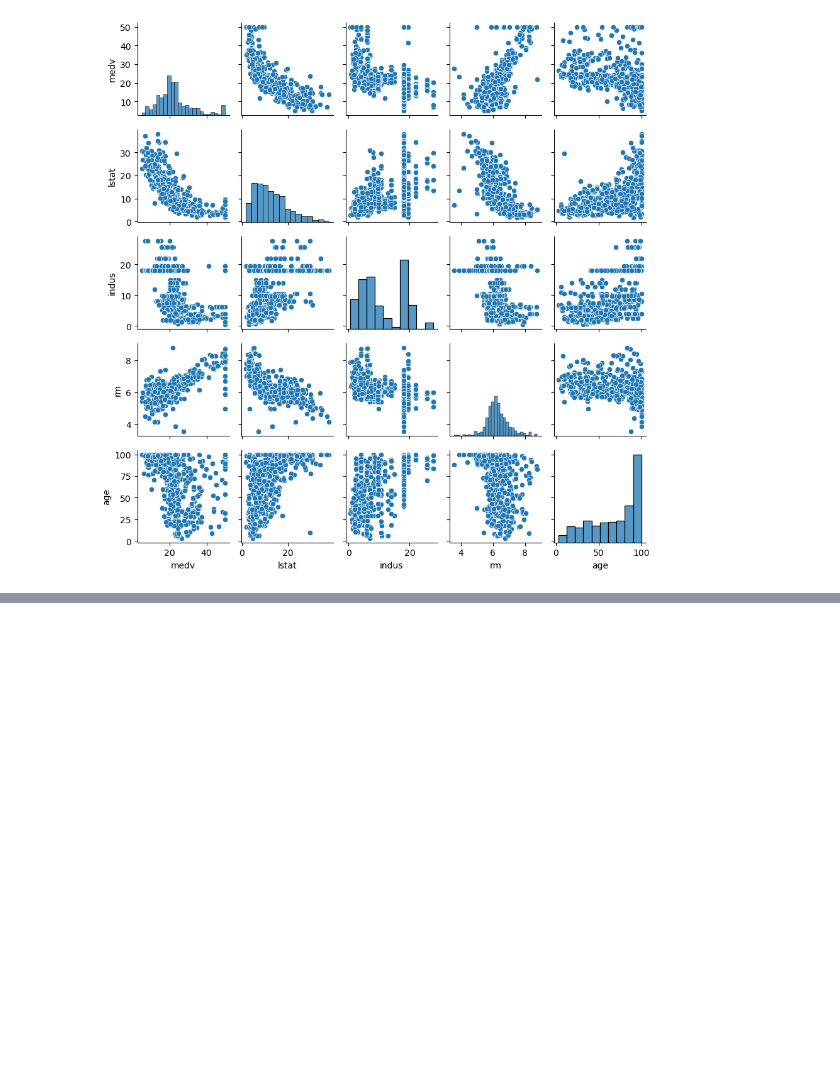
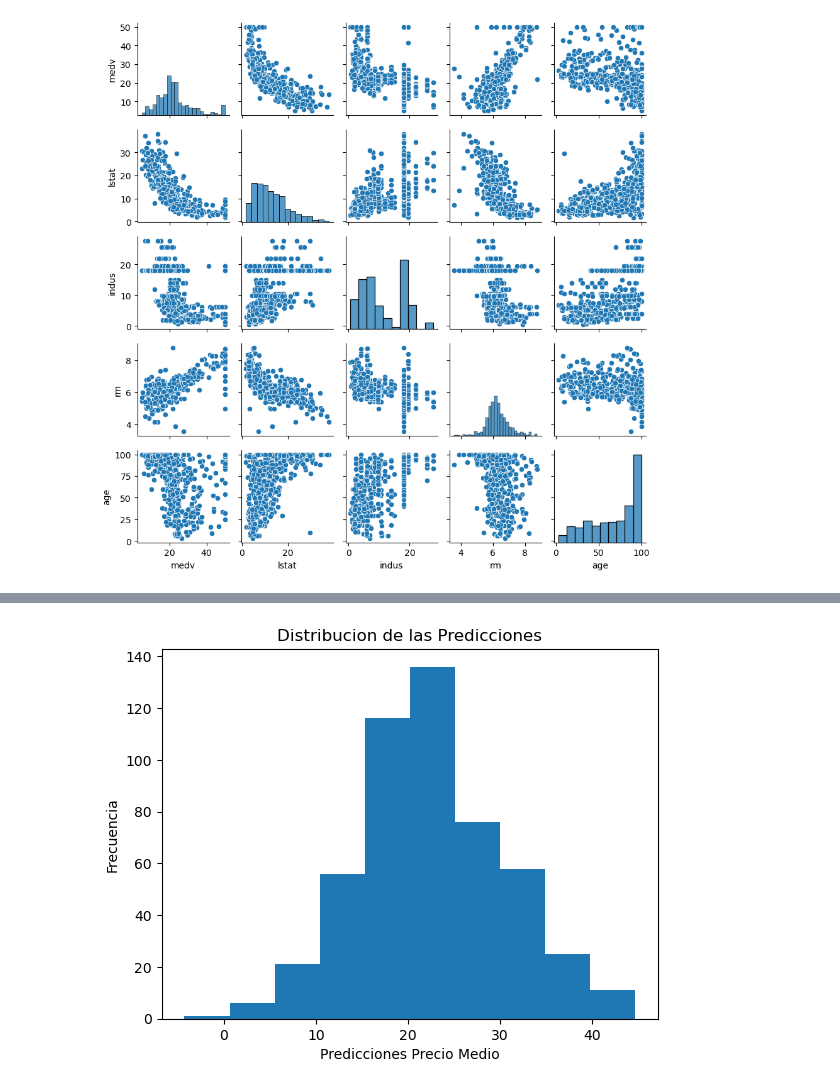
Before and after one commit to midwayjona/Econometria, a Jupyter notebook: notebooks/Regresiones.ipynb, the cells around one changed output, grey strips where cells are left out. Cells and saved outputs as stored; diff of their text form; code cells hidden in the pictures; blank space fills up the shorter version.

```diff
--- a/notebooks/Regresiones.ipynb
+++ b/notebooks/Regresiones.ipynb
@@ -71,0 +92,3 @@ plt.tight_layout()
+# %%
+X = dataset.drop(labels='medv', axis=1) # extract features
+Y = dataset['medv'] # extract target
@@ -71,0 +122,3 @@ plt.tight_layout()
+# %%
+lr_model_preds = lr_model.predict(X)
+lr_model_preds
@@ -71,0 +143,8 @@ plt.tight_layout()
+# %%
+plt.hist(lr_model_preds)
+plt.xlabel("Predicciones Precio Medio")
+plt.ylabel("Frecuencia")
+plt.title("Distribucion de las Predicciones")
+plt.show()
+# %% [output]
+[figure, added]
```
Also changed, not shown: parts of 33 cells of this notebook, 3 other files.
